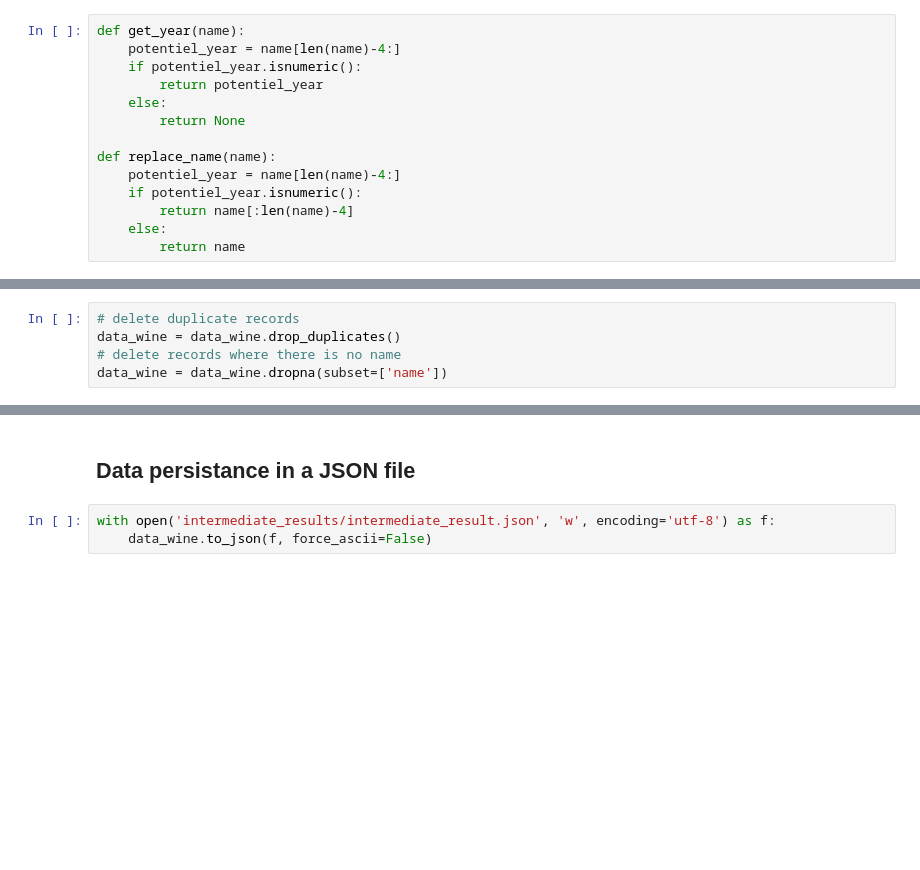
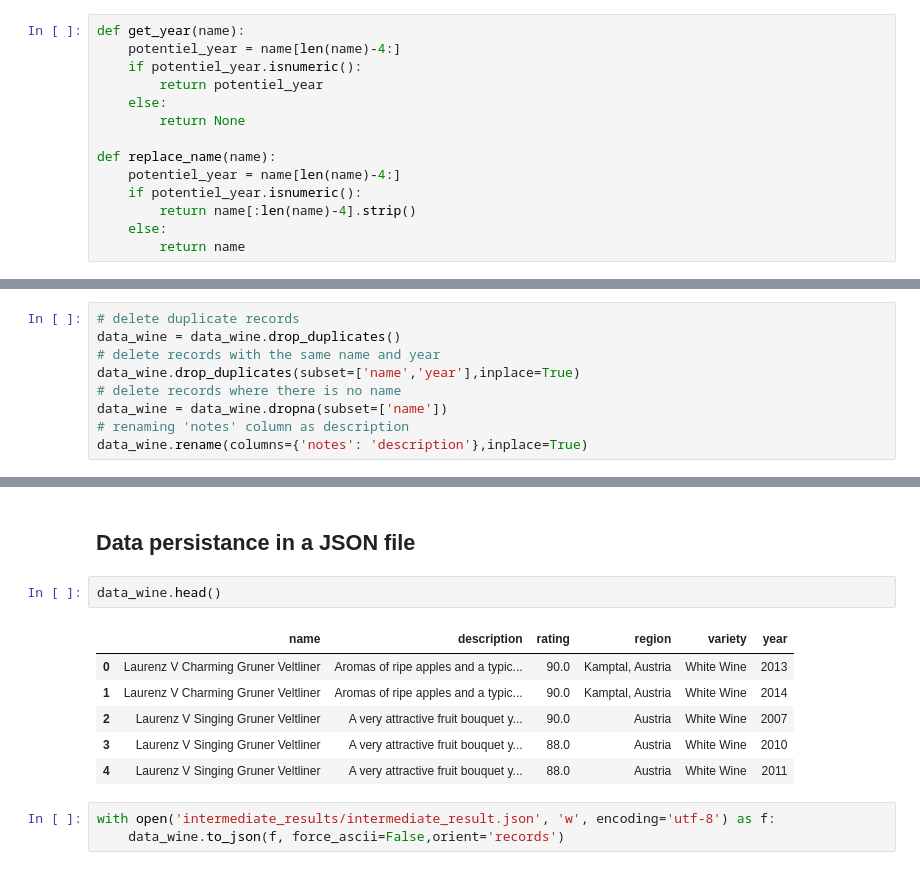
Before and after one commit to justekekeli/data_collection_in_python, a Jupyter notebook: data_processing.ipynb, the cells around one changed output, grey strips where cells are left out. Drawn from its saved outputs; the diff is of its cells as text; blank space fills up the shorter version.

Commit message:
rename notes into description

```diff
--- a/data_processing.ipynb
+++ b/data_processing.ipynb
@@ -102,7 +102,7 @@ def get_year(name):
 def replace_name(name):
     potentiel_year = name[len(name)-4:]
     if potentiel_year.isnumeric():
-        return name[:len(name)-4]
+        return name[:len(name)-4].strip()
     else:
         return name
 # %%
@@ -122,5 +122,9 @@ Before suppressing lines:we have (33560, 6) records
 # %%
 # delete duplicate records
 data_wine = data_wine.drop_duplicates()
+# delete records with the same name and year
+data_wine.drop_duplicates(subset=['name','year'],inplace=True)
 # delete records where there is no name
 data_wine = data_wine.dropna(subset=['name'])
+# renaming 'notes' column as description
+data_wine.rename(columns={'notes': 'description'},inplace=True)
@@ -131,5 +148,14 @@ After suppressing lines:we have (32762, 6) records
 # %% [markdown]
 ## Data persistance in a JSON file
+# %%
+data_wine.head()
+# %% [output]
+|  | name | description | rating | region | variety | year |
+| 0 | Laurenz V Charming Gruner Veltliner | Aromas of ripe apples and a typic... | 90.0 | Kamptal, Austria | White Wine | 2013 |
+| 1 | Laurenz V Charming Gruner Veltliner | Aromas of ripe apples and a typic... | 90.0 | Kamptal, Austria | White Wine | 2014 |
+| 2 | Laurenz V Singing Gruner Veltliner | A very attractive fruit bouquet y... | 90.0 | Austria | White Wine | 2007 |
+| 3 | Laurenz V Singing Gruner Veltliner | A very attractive fruit bouquet y... | 88.0 | Austria | White Wine | 2010 |
+| 4 | Laurenz V Singing Gruner Veltliner | A very attractive fruit bouquet y... | 88.0 | Austria | White Wine | 2011 |
 # %%
 with open('intermediate_results/intermediate_result.json', 'w', encoding='utf-8') as f:
-    data_wine.to_json(f, force_ascii=False)
+    data_wine.to_json(f, force_ascii=False,orient='records')
```
Also changed, not shown: parts of 2 cells of this notebook, 1 other file.
